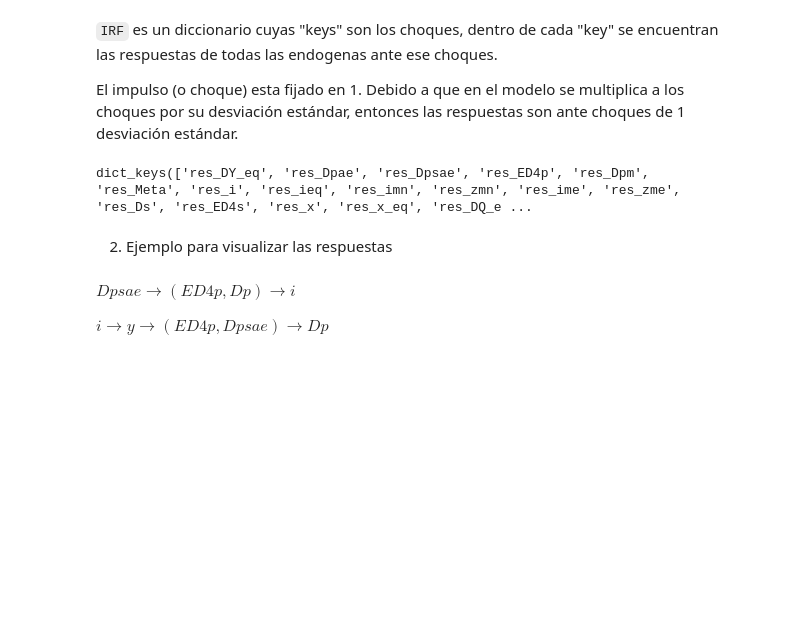
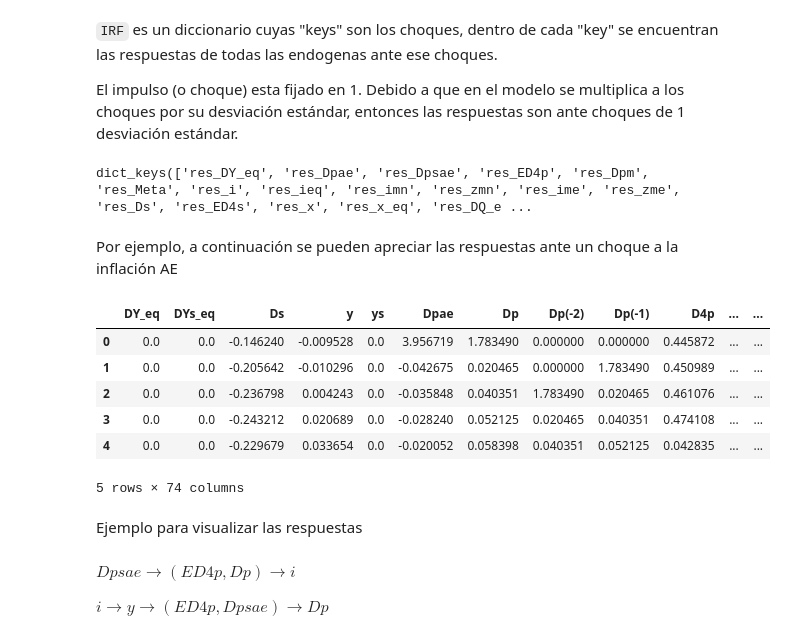
Before and after one commit to patrickcastilla/CUECOPolMon_fork_2, a Jupyter notebook: 01_Clase_sobre_MPT.ipynb, the cells around one changed output. Drawn from its saved outputs; the diff is of its cells as text; code cells hidden in the pictures; blank space fills up the shorter version.

```diff
--- a/01_Clase_sobre_MPT.ipynb
+++ b/01_Clase_sobre_MPT.ipynb
@@ -153,8 +156,20 @@ El impulso (o choque) esta fijado en 1. Debido a que en el modelo se multiplica
 IRF.keys()
 # %% [output]
 dict_keys(['res_DY_eq', 'res_Dpae', 'res_Dpsae', 'res_ED4p', 'res_Dpm', 'res_Meta', 'res_i', 'res_ieq', 'res_imn', 'res_zmn', 'res_ime', 'res_zme', 'res_Ds', 'res_ED4s', 'res_x', 'res_x_eq', 'res_DQ_e ...
+# %% [markdown]
+Por ejemplo, a continuación se pueden apreciar las respuestas ante un choque a la inflación AE
+# %%
+IRF['res_Dpae'].head(5)
+# %% [output]
+|  | DY_eq | DYs_eq | Ds | y | ys | Dpae | Dp | Dp(-2) | Dp(-1) | D4p | ... | ... |
+| 0 | 0.0 | 0.0 | -0.146240 | -0.009528 | 0.0 | 3.956719 | 1.783490 | 0.000000 | 0.000000 | 0.445872 | ... | ... |
+| 1 | 0.0 | 0.0 | -0.205642 | -0.010296 | 0.0 | -0.042675 | 0.020465 | 0.000000 | 1.783490 | 0.450989 | ... | ... |
+| 2 | 0.0 | 0.0 | -0.236798 | 0.004243 | 0.0 | -0.035848 | 0.040351 | 1.783490 | 0.020465 | 0.461076 | ... | ... |
+| 3 | 0.0 | 0.0 | -0.243212 | 0.020689 | 0.0 | -0.028240 | 0.052125 | 0.020465 | 0.040351 | 0.474108 | ... | ... |
+| 4 | 0.0 | 0.0 | -0.229679 | 0.033654 | 0.0 | -0.020052 | 0.058398 | 0.040351 | 0.052125 | 0.042835 | ... | ... |
+5 rows × 74 columns
 # %% [markdown]
-2. Ejemplo para visualizar las respuestas
+Ejemplo para visualizar las respuestas
 # %% [markdown]
 $ Dpsae \rightarrow (ED4p, Dp) \rightarrow i$
 
```
Also changed, not shown: parts of 33 cells of this notebook, 1 other file.
